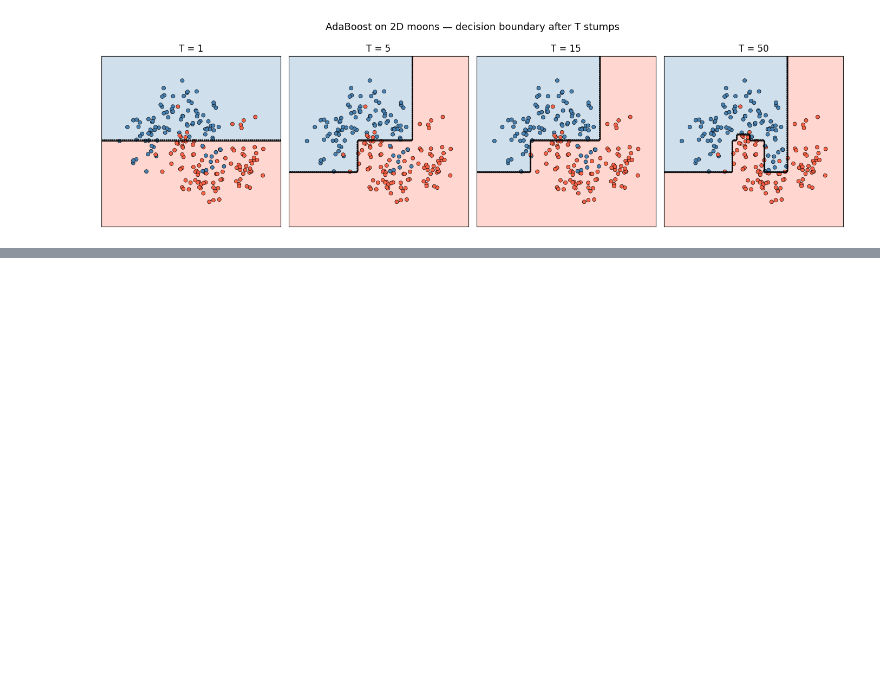
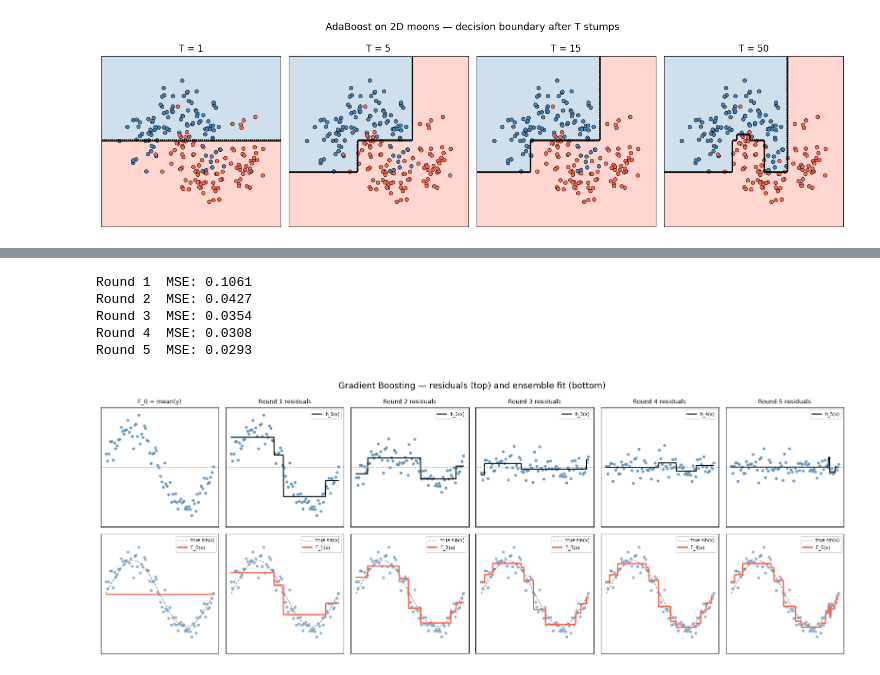
Before and after one commit to trvslhlt/ift_6390_machine_learning, a Jupyter notebook: demos/2026_04_12_ensemble_methods.ipynb, the cells around one changed output, grey strips where cells are left out. Cells and saved outputs as stored; diff of their text form; code cells hidden in the pictures; blank space fills up the shorter version.

Commit message:
gradient boosting

```diff
--- a/demos/2026_04_12_ensemble_methods.ipynb
+++ b/demos/2026_04_12_ensemble_methods.ipynb
@@ -222,0 +270,77 @@ Training accuracy: 97.5%
+# %%
+# --- 1D Gradient Boosting from scratch (regression) ---
+np.random.seed(0)
+
+x1d = np.linspace(0, 2 * np.pi, 80)
+y1d = np.sin(x1d) + np.random.normal(0, 0.2, size=len(x1d))
+
+T      = 5       # number of rounds
+eta    = 0.8     # learning rate
+X1d    = x1d.reshape(-1, 1)
+
+# simple depth-2 tree as weak learner
+from sklearn.tree import DecisionTreeRegressor
+
+F = np.full(len(y1d), y1d.mean())   # F_0 = mean
+all_F        = [F.copy()]
+all_residuals = []
+trees         = []
+
+for t in range(T):
+    r = y1d - F                              # residuals
+    tree = DecisionTreeRegressor(max_depth=2)
+    tree.fit(X1d, r)
+    F = F + eta * tree.predict(X1d)          # update
+    all_residuals.append(r.copy())
+    all_F.append(F.copy())
+    trees.append(tree)
+    print(f"Round {t+1}  MSE: {np.mean((y1d - F)**2):.4f}")
+# %% [output]
+Round 1  MSE: 0.1061
+Round 2  MSE: 0.0427
+Round 3  MSE: 0.0354
+Round 4  MSE: 0.0308
+Round 5  MSE: 0.0293
+# %%
+fig, axes = plt.subplots(2, T + 1, figsize=(16, 6))
+fig.suptitle("Gradient Boosting — residuals (top) and ensemble fit (bottom)", fontsize=13)
+
+x_plot = np.linspace(0, 2 * np.pi, 400).reshape(-1, 1)
+
+for t in range(T + 1):
+    ax_res = axes[0][t]
+    ax_fit = axes[1][t]
+
+    if t == 0:
+        # before any boosting: residuals are y - mean
+        res = y1d - all_F[0]
+        ax_res.set_title("F_0 = mean(y)", fontsize=9)
+    else:
+        res = all_residuals[t - 1]
+        ax_res.set_title(f"Round {t} residuals", fontsize=9)
+        # show what h_t learned
+        h_plot = trees[t - 1].predict(x_plot)
+        ax_res.plot(x_plot, h_plot, "k-", lw=1.5, label=f"h_{t}(x)")
+        ax_res.legend(fontsize=7)
+
+    ax_res.scatter(x1d, res, s=12, color="steelblue", alpha=0.7)
+    ax_res.axhline(0, color="gray", lw=0.8, ls=":")
+    ax_res.set_ylim(-1.6, 1.6)
+    ax_res.set_xticks([]); ax_res.set_yticks([])
+
+    # ensemble prediction so far
+    F_plot = np.full(len(x_plot), y1d.mean())
+    for i in range(t):
+        F_plot += eta * trees[i].predict(x_plot)
+
+    ax_fit.scatter(x1d, y1d, s=12, color="steelblue", alpha=0.5)
+    ax_fit.plot(x_plot, np.sin(x_plot), "gray", lw=1, ls="--", label="true sin(x)")
+    ax_fit.plot(x_plot, F_plot, "tomato", lw=2, label=f"F_{t}(x)")
+    ax_fit.set_ylim(-1.8, 1.8)
+    ax_fit.set_xticks([]); ax_fit.set_yticks([])
+    ax_fit.legend(fontsize=7)
+
+plt.tight_layout()
+plt.show()
+# %% [output]
+[figure, added]
```
Also changed, not shown: parts of 1 cell of this notebook.
